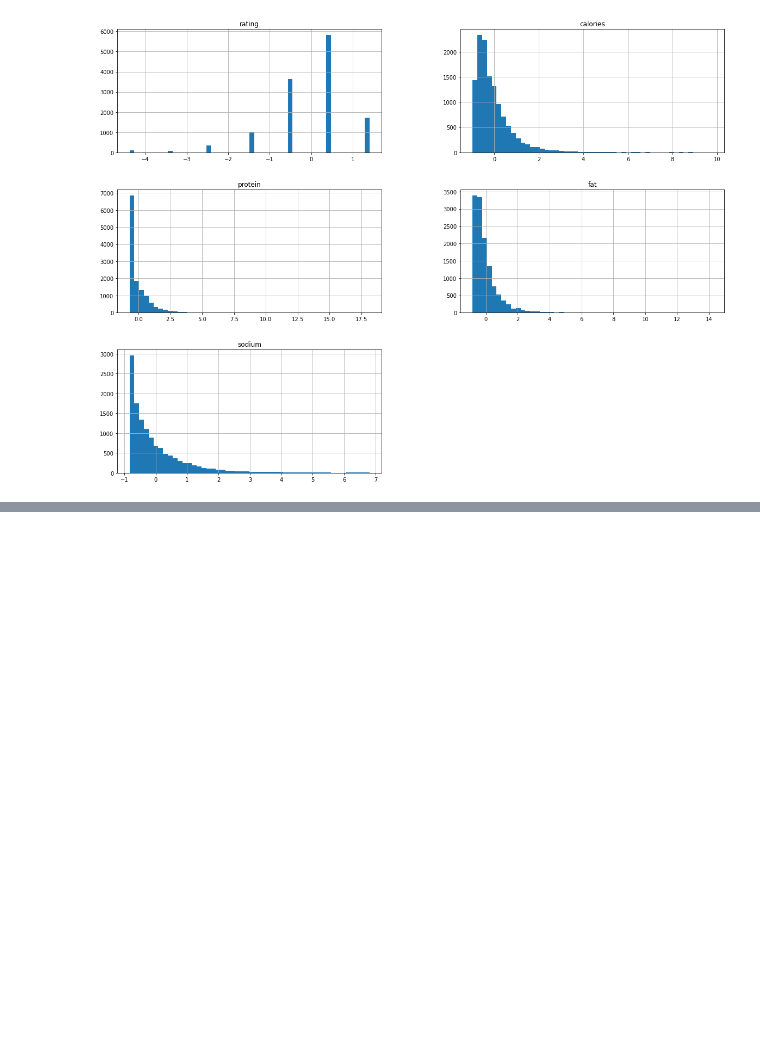
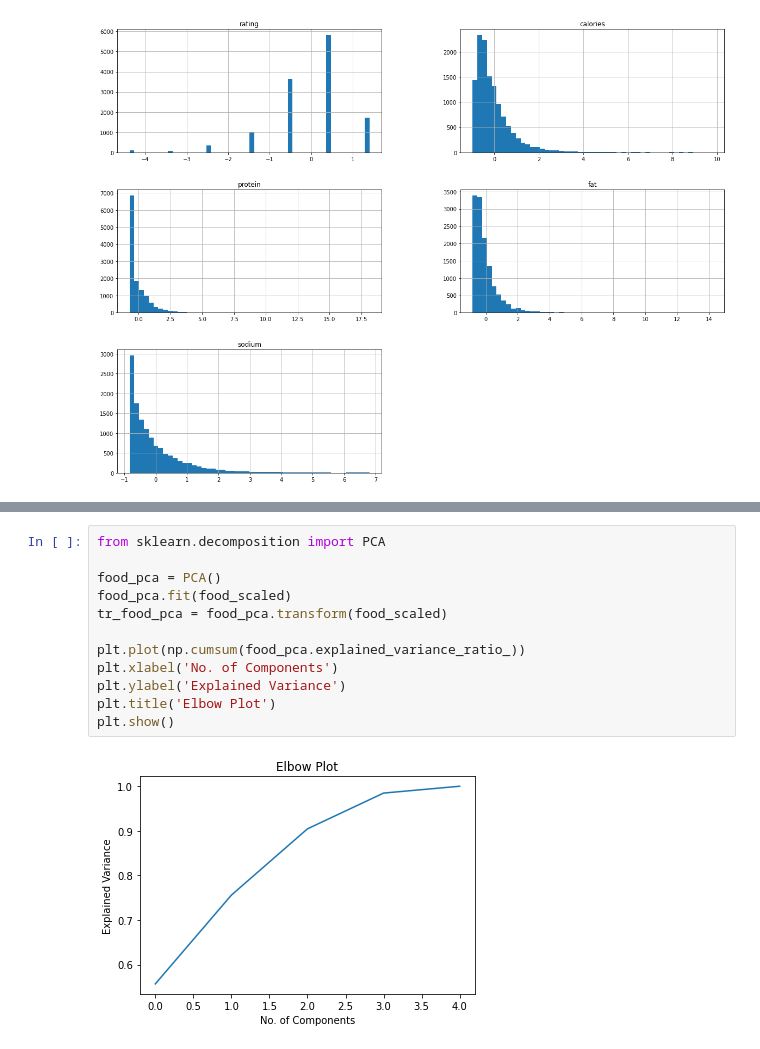
Before and after one commit to robd123/AML, a Jupyter notebook: Project2.ipynb, the cells around one changed output, grey strips where cells are left out. Saved outputs shown, nothing was run; the diff lists cells and outputs as text; blank space fills up the shorter version.

```diff
--- a/Project2.ipynb
+++ b/Project2.ipynb
@@ -114,0 +96,14 @@ array([[<matplotlib.axes._subplots.AxesSubplot object at 0x...>,
+# %%
+from sklearn.decomposition import PCA
+
+food_pca = PCA()
+food_pca.fit(food_scaled)
+tr_food_pca = food_pca.transform(food_scaled)
+
+plt.plot(np.cumsum(food_pca.explained_variance_ratio_))
+plt.xlabel('No. of Components')
+plt.ylabel('Explained Variance')
+plt.title('Elbow Plot')
+plt.show()
+# %% [output]
+[figure, added]
```
Also changed, not shown: parts of 1 cell of this notebook.
